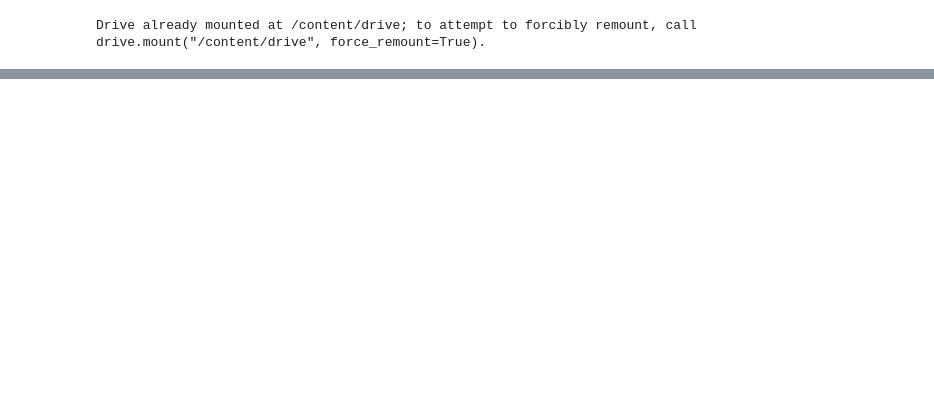
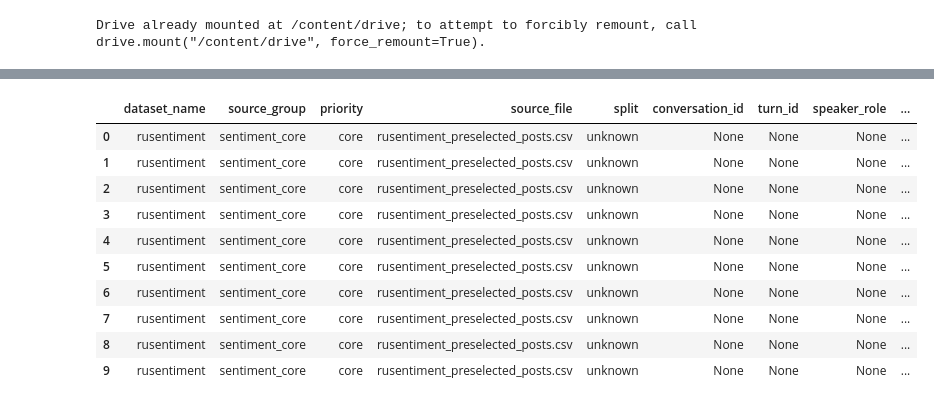
Before and after one commit to DenisBoytsov41/tutors-sentiment-coursework, a Jupyter notebook: notebooks/02_extract_domain_texts.ipynb, the cells around one changed output, grey strips where cells are left out. Cells and saved outputs as stored; diff of their text form; code cells hidden in the pictures; blank space fills up the shorter version.

```diff
--- a/notebooks/02_extract_domain_texts.ipynb
+++ b/notebooks/02_extract_domain_texts.ipynb
@@ -791,0 +357,17 @@ print("Объединённый файл :", MERGED_DIR / "domain_texts_unified.
+# %%
+COMMON_COLUMNS = [
+    "dataset_name",
+    "source_group",
+    "priority",
+    "source_file",
+    "split",
+    "conversation_id",
+    "turn_id",
+    "speaker_role",
+    "text_raw",
+    "text_clean",
+    "raw_label",
+    "target_label",
+    "label_type",
+    "meta_json",
+]
@@ -791,0 +643,54 @@ print("Объединённый файл :", MERGED_DIR / "domain_texts_unified.
+# %%
+prepared_parts = {
+    "all_sources": [],
+    "student_feedback_long": [],
+}
+
+load_errors = []
+
+for dataset_name, meta in DATASET_REGISTRY.items():
+    files = list_preferred_files(meta["folder"])
+
+    for path in files:
+        try:
+            if dataset_name == "rusentiment":
+                prepared_parts["all_sources"].append(prepare_rusentiment(path))
+
+            elif dataset_name == "rusentitweet":
+                prepared_parts["all_sources"].append(prepare_rusentitweet(path))
+
+            elif dataset_name == "cedr_ru":
+                prepared_parts["all_sources"].append(prepare_cedr(path))
+
+            elif dataset_name == "student_feedback_ru":
+                prepared_parts["all_sources"].append(prepare_student_feedback_document_level(path))
+                prepared_parts["student_feedback_long"].append(build_student_feedback_long(path))
+
+            elif dataset_name == "instructional_dialogues_ru":
+                prepared_parts["all_sources"].append(prepare_instructional_dialogues(path))
+
+            elif dataset_name == "teacher_student_dialogues_ru":
+                prepared_parts["all_sources"].append(prepare_teacher_student_dialogues(path))
+
+            elif dataset_name == "local_domain_ru":
+                prepared_parts["all_sources"].append(prepare_local_domain(path))
+
+        except Exception as e:
+            load_errors.append({
+                "dataset_name": dataset_name,
+                "path": str(path),
+                "error": str(e),
+            })
+
+all_sources_df = pd.concat(prepared_parts["all_sources"], ignore_index=True) if prepared_parts["all_sources"] else pd.DataFrame(columns=COMMON_COLUMNS)
+student_feedback_long_df = pd.concat(prepared_parts["student_feedback_long"], ignore_index=True) if prepared_parts["student_feedback_long"] else pd.DataFrame(columns=COMMON_COLUMNS)
+load_errors_df = pd.DataFrame(load_errors)
+
+print("all_sources_df shape:", all_sources_df.shape)
+print("student_feedback_long_df shape:", student_feedback_long_df.shape)
+
+if not load_errors_df.empty:
+    display(load_errors_df)
+
+display(all_sources_df.head(10))
+# %% [output]
@@ -791,0 +699,11 @@ print("Объединённый файл :", MERGED_DIR / "domain_texts_unified.
+|  | dataset_name | source_group | priority | source_file | split | conversation_id | turn_id | speaker_role | ... |
+| 0 | rusentiment | sentiment_core | core | rusentiment_preselected_posts.csv | unknown | None | None | None | ... |
+| 1 | rusentiment | sentiment_core | core | rusentiment_preselected_posts.csv | unknown | None | None | None | ... |
+| 2 | rusentiment | sentiment_core | core | rusentiment_preselected_posts.csv | unknown | None | None | None | ... |
+| 3 | rusentiment | sentiment_core | core | rusentiment_preselected_posts.csv | unknown | None | None | None | ... |
+| 4 | rusentiment | sentiment_core | core | rusentiment_preselected_posts.csv | unknown | None | None | None | ... |
+| 5 | rusentiment | sentiment_core | core | rusentiment_preselected_posts.csv | unknown | None | None | None | ... |
+| 6 | rusentiment | sentiment_core | core | rusentiment_preselected_posts.csv | unknown | None | None | None | ... |
+| 7 | rusentiment | sentiment_core | core | rusentiment_preselected_posts.csv | unknown | None | None | None | ... |
+| 8 | rusentiment | sentiment_core | core | rusentiment_preselected_posts.csv | unknown | None | None | None | ... |
+| 9 | rusentiment | sentiment_core | core | rusentiment_preselected_posts.csv | unknown | None | None | None | ... |
```
Also changed, not shown: parts of 88 cells of this notebook.
